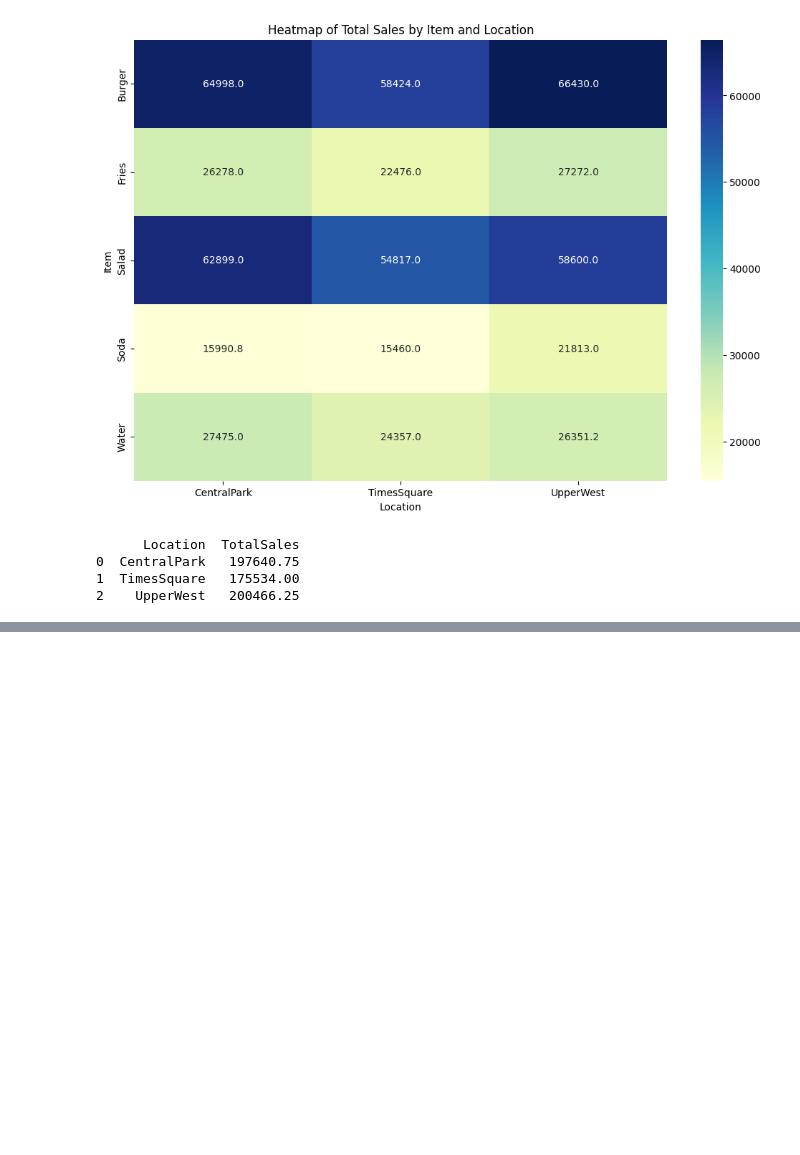
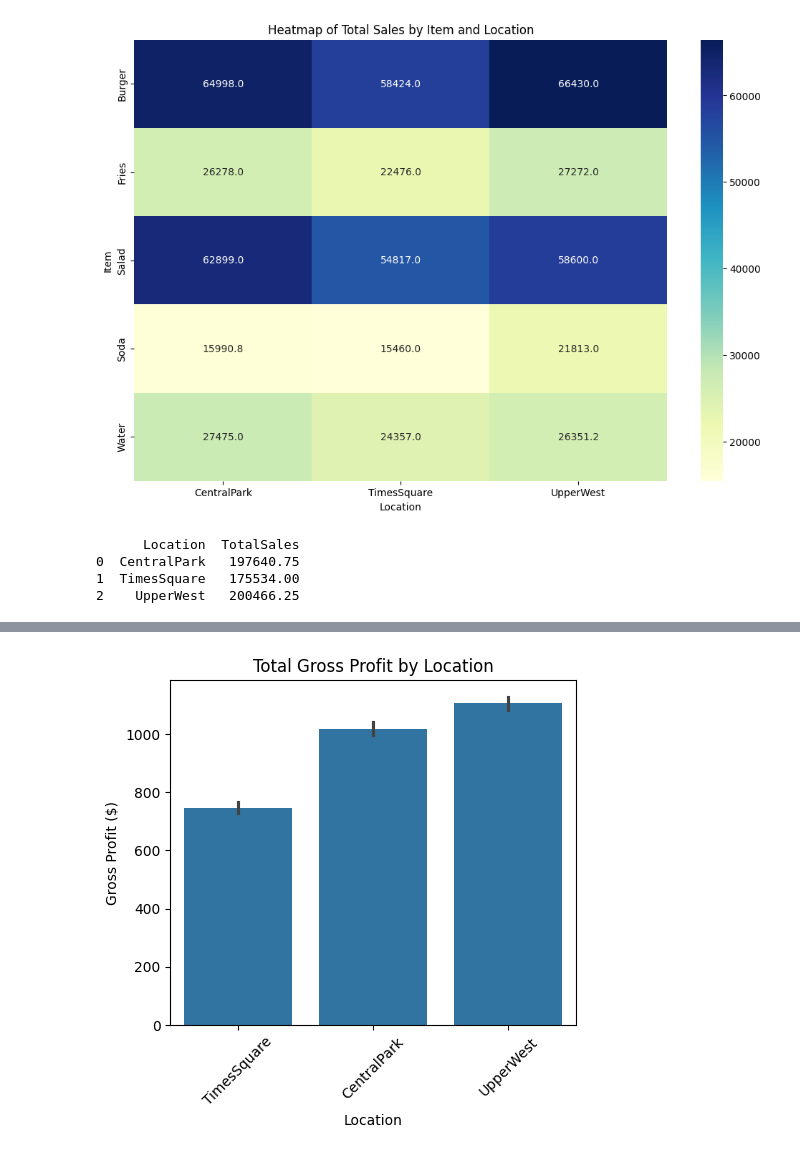
Before and after one commit to sarahjeanhaley/foodtruckfrenzy, a Jupyter notebook: Data Analysis.ipynb, the cells around one changed output, grey strips where cells are left out. Drawn from its saved outputs; the diff is of its cells as text; code cells hidden in the pictures; blank space fills up the shorter version.

```diff
--- a/Data Analysis.ipynb
+++ b/Data Analysis.ipynb
@@ -53,0 +102,14 @@ print(total_sales_summary)
+# %%
+##Profitability by Location
+
+# Plotting profitability by item type
+plt.figure(figsize=(5, 5))
+sns.barplot(x='Location', y='GrossProfit', data=merged_data, estimator=sum)
+plt.title('Total Gross Profit by Location')
+plt.xlabel('Location')
+plt.ylabel('Gross Profit ($)')
+plt.xticks(rotation=45)
+plt.tight_layout()
+plt.show()
+# %% [output]
+[figure, added]
```
Also changed, not shown: parts of 3 cells of this notebook.
